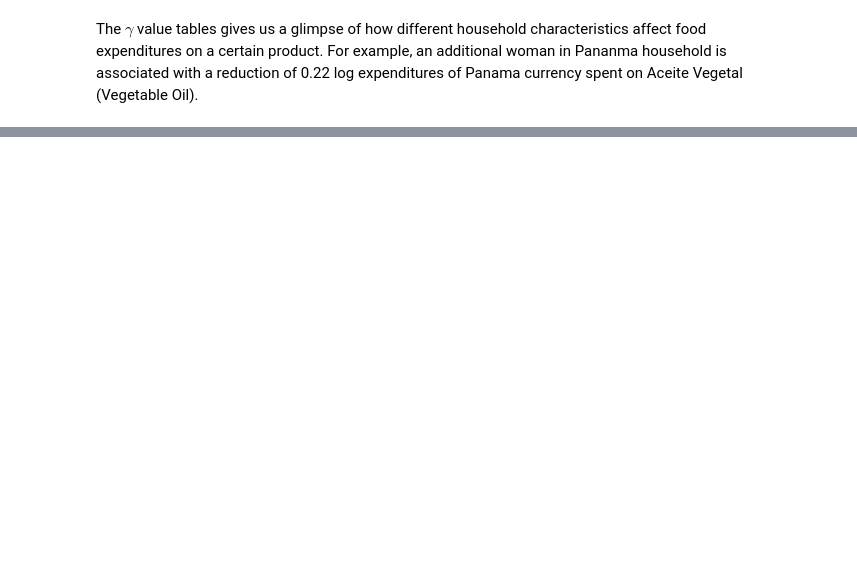
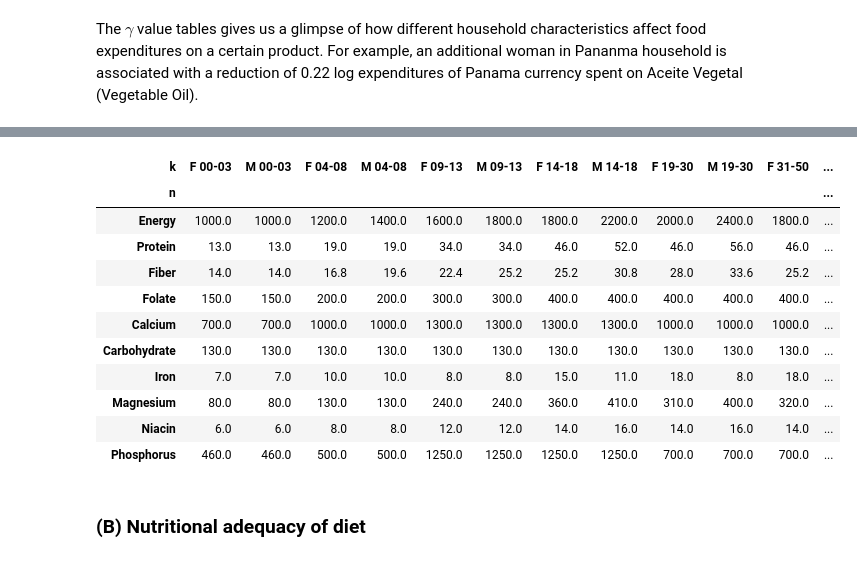
Before and after one commit to yingyinlii/team_johnhicks_proj03, a Jupyter notebook: food_demand.ipynb, the cells around one changed output, grey strips where cells are left out. Saved outputs shown, nothing was run; the diff lists cells and outputs as text; code cells hidden in the pictures; blank space fills up the shorter version.

Commit message:
updated nutrition content

```diff
--- a/food_demand.ipynb
+++ b/food_demand.ipynb
@@ -284,0 +362,18 @@ result = cfe.regression.read_pickle('estimates.pickle')
+# %%
+# The following table shows the recommended daily intakes for different populations, across males and females of various ages.
+rdi.head(10)
+# %% [output]
+| k | F 00-03 | M 00-03 | F 04-08 | M 04-08 | F 09-13 | M 09-13 | F 14-18 | M 14-18 | F 19-30 | M 19-30 | F 31-50 | ... |
+| n |  |  |  |  |  |  |  |  |  |  |  | ... |
+| Energy | 1000.0 | 1000.0 | 1200.0 | 1400.0 | 1600.0 | 1800.0 | 1800.0 | 2200.0 | 2000.0 | 2400.0 | 1800.0 | ... |
+| Protein | 13.0 | 13.0 | 19.0 | 19.0 | 34.0 | 34.0 | 46.0 | 52.0 | 46.0 | 56.0 | 46.0 | ... |
+| Fiber | 14.0 | 14.0 | 16.8 | 19.6 | 22.4 | 25.2 | 25.2 | 30.8 | 28.0 | 33.6 | 25.2 | ... |
+| Folate | 150.0 | 150.0 | 200.0 | 200.0 | 300.0 | 300.0 | 400.0 | 400.0 | 400.0 | 400.0 | 400.0 | ... |
+| Calcium | 700.0 | 700.0 | 1000.0 | 1000.0 | 1300.0 | 1300.0 | 1300.0 | 1300.0 | 1000.0 | 1000.0 | 1000.0 | ... |
+| Carbohydrate | 130.0 | 130.0 | 130.0 | 130.0 | 130.0 | 130.0 | 130.0 | 130.0 | 130.0 | 130.0 | 130.0 | ... |
+| Iron | 7.0 | 7.0 | 10.0 | 10.0 | 8.0 | 8.0 | 15.0 | 11.0 | 18.0 | 8.0 | 18.0 | ... |
+| Magnesium | 80.0 | 80.0 | 130.0 | 130.0 | 240.0 | 240.0 | 360.0 | 410.0 | 310.0 | 400.0 | 320.0 | ... |
+| Niacin | 6.0 | 6.0 | 8.0 | 8.0 | 12.0 | 12.0 | 14.0 | 16.0 | 14.0 | 16.0 | 14.0 | ... |
+| Phosphorus | 460.0 | 460.0 | 500.0 | 500.0 | 1250.0 | 1250.0 | 1250.0 | 1250.0 | 700.0 | 700.0 | 700.0 | ... |
+# %% [markdown]
+### (B) Nutritional adequacy of diet
```
Also changed, not shown: parts of 21 cells of this notebook.
